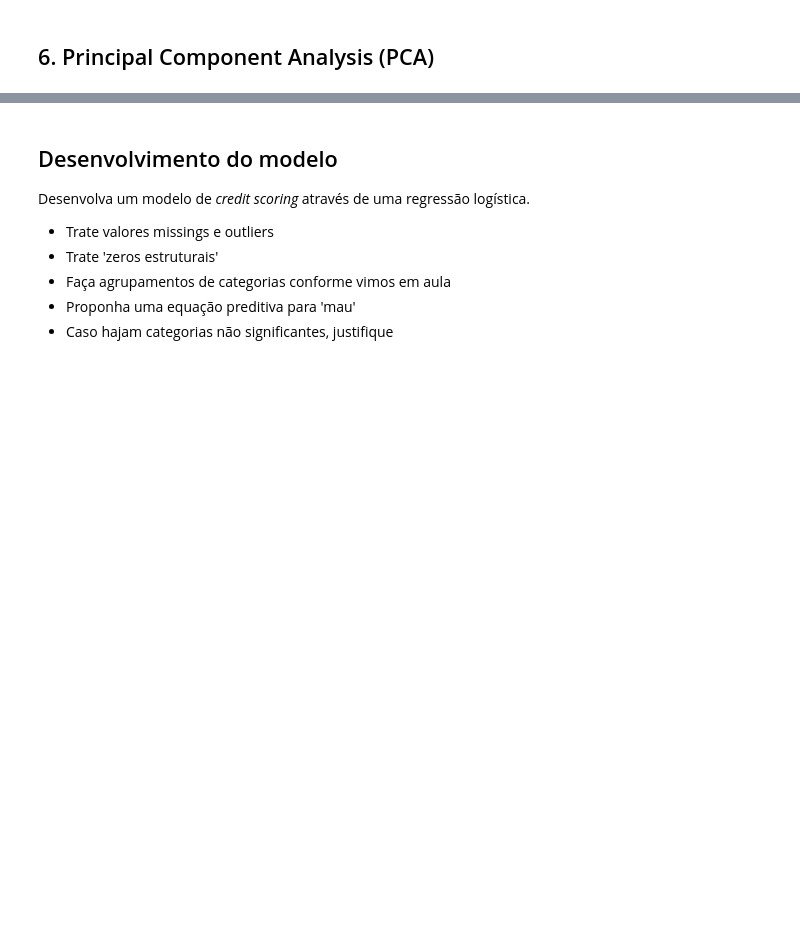
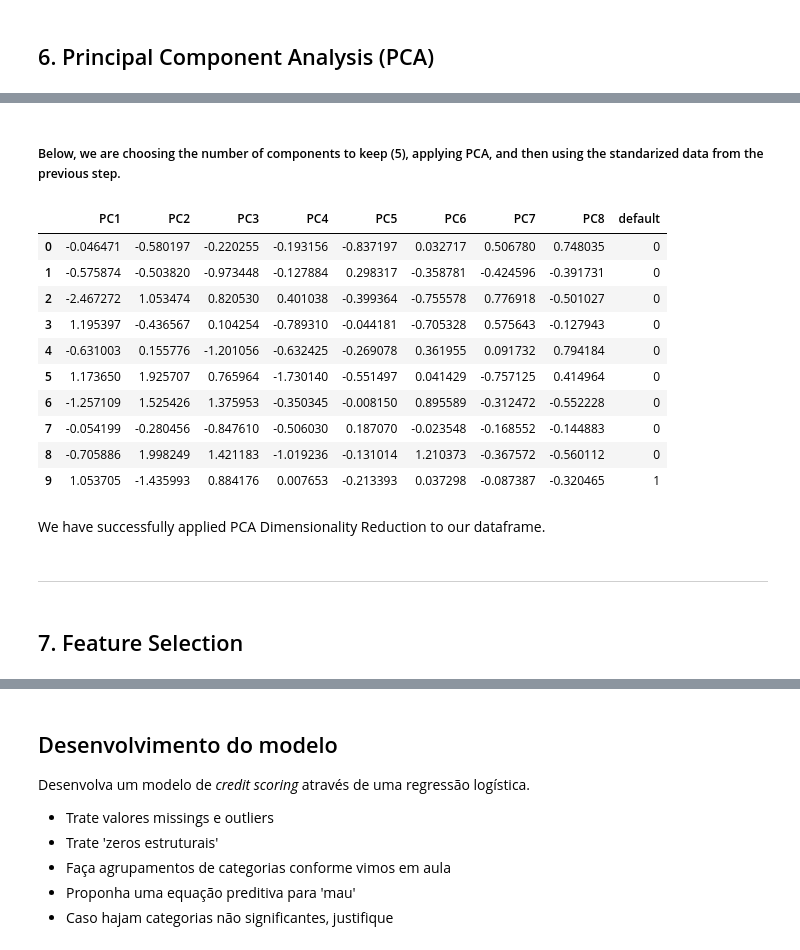
Before and after one commit to PedroHang/Credit-Scoring-Project, a Jupyter notebook: credit_scoring_original.ipynb, the cells around one changed output, grey strips where cells are left out. Saved outputs shown, nothing was run; the diff lists cells and outputs as text; code cells hidden in the pictures; blank space fills up the shorter version.

```diff
--- a/credit_scoring_original.ipynb
+++ b/credit_scoring_original.ipynb
@@ -1216,0 +1235,2 @@ df_combined.head(3)
+# %% [markdown]
+##### Below, we are choosing the number of components to keep (5), applying PCA, and then using the standarized data from the previous step.
@@ -1216,0 +1243,24 @@ df_combined.head(3)
+# %%
+df_pca = pd.DataFrame(data=X_pca, columns=['PC1', 'PC2', 'PC3', 'PC4', 'PC5', 'PC6', 'PC7', 'PC8'])
+# %%
+df_final = pd.concat([df_pca, y.reset_index(drop=True)], axis=1)
+# %%
+df_final.head(10)
+# %% [output]
+|  | PC1 | PC2 | PC3 | PC4 | PC5 | PC6 | PC7 | PC8 | default |
+| 0 | -0.046471 | -0.580197 | -0.220255 | -0.193156 | -0.837197 | 0.032717 | 0.506780 | 0.748035 | 0 |
+| 1 | -0.575874 | -0.503820 | -0.973448 | -0.127884 | 0.298317 | -0.358781 | -0.424596 | -0.391731 | 0 |
+| 2 | -2.467272 | 1.053474 | 0.820530 | 0.401038 | -0.399364 | -0.755578 | 0.776918 | -0.501027 | 0 |
+| 3 | 1.195397 | -0.436567 | 0.104254 | -0.789310 | -0.044181 | -0.705328 | 0.575643 | -0.127943 | 0 |
+| 4 | -0.631003 | 0.155776 | -1.201056 | -0.632425 | -0.269078 | 0.361955 | 0.091732 | 0.794184 | 0 |
+| 5 | 1.173650 | 1.925707 | 0.765964 | -1.730140 | -0.551497 | 0.041429 | -0.757125 | 0.414964 | 0 |
+| 6 | -1.257109 | 1.525426 | 1.375953 | -0.350345 | -0.008150 | 0.895589 | -0.312472 | -0.552228 | 0 |
+| 7 | -0.054199 | -0.280456 | -0.847610 | -0.506030 | 0.187070 | -0.023548 | -0.168552 | -0.144883 | 0 |
+| 8 | -0.705886 | 1.998249 | 1.421183 | -1.019236 | -0.131014 | 1.210373 | -0.367572 | -0.560112 | 0 |
+| 9 | 1.053705 | -1.435993 | 0.884176 | 0.007653 | -0.213393 | 0.037298 | -0.087387 | -0.320465 | 1 |
+# %% [markdown]
+We have successfully applied PCA Dimensionality Reduction to our dataframe.
+# %% [markdown]
+---
+# %% [markdown]
+## 7. Feature Selection
```
Also changed, not shown: parts of 20 cells of this notebook.
